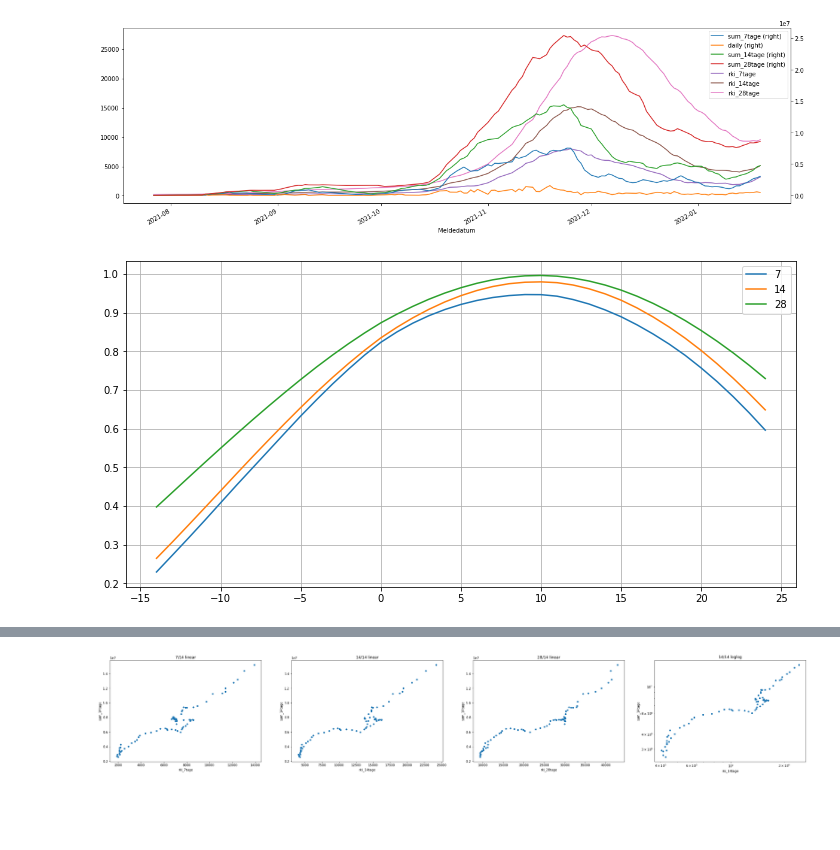
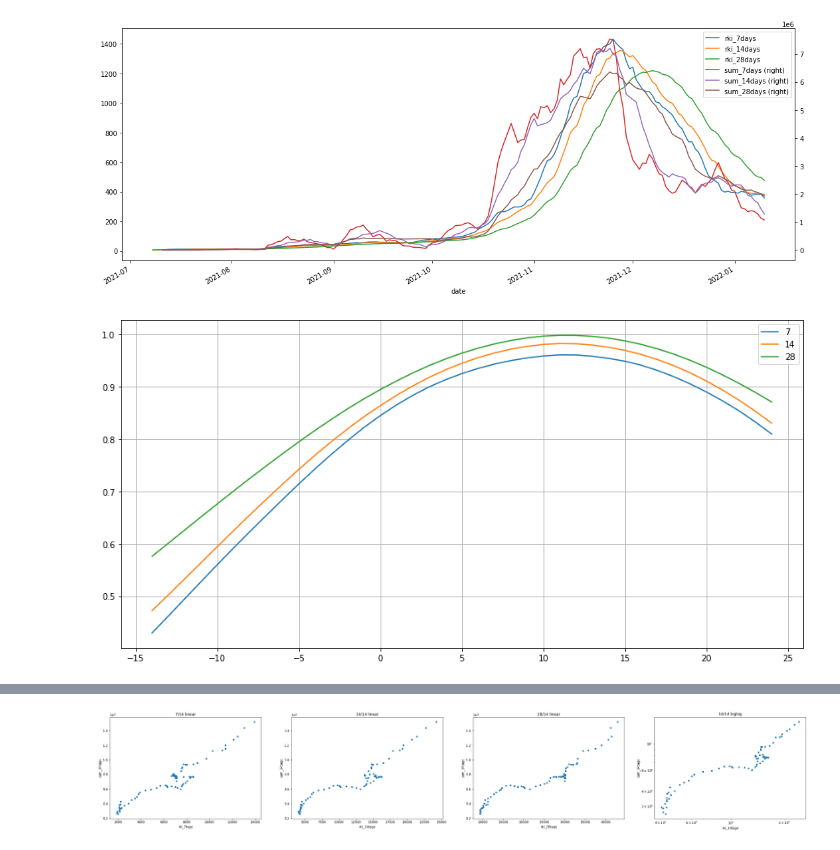
Before and after one commit to MM-Lehmann/Wastewater-modelling-Dresden, a Jupyter notebook: Dresden_Correlation.ipynb, the cells around one changed output, grey strips where cells are left out. Cells and saved outputs as stored; diff of their text form; code cells hidden in the pictures; blank space fills up the shorter version.

```diff
--- a/Dresden_Correlation.ipynb
+++ b/Dresden_Correlation.ipynb
@@ -1,58 +1,73 @@
 # %%
 import pandas as pd
 from matplotlib import pyplot as plt
+import matplotlib as mpl
+mpl.rcParams['figure.figsize'] = [15.0, 6.0]
 
-# df = pd.read_csv("~/user/Downloads/20220207_190256.csv")
-df = pd.read_csv(
-    "~/user/Downloads/20220328_120035.csv", parse_dates=True
-).rename(columns={"Abwasser 7T": "sum_7tage", "Abwasser Täglich": "daily", "__timestamp": "Meldedatum"}).set_index("Meldedatum").loc["2021-02-15":]
-df.index = pd.to_datetime(df.index).strftime("%Y-%m-%d")
-df["sum_14tage"] = df["daily"].rolling(14, min_periods=1).sum()
-df["sum_28tage"] = df["daily"].rolling(28, min_periods=1).sum()
+abw = pd.read_csv(
+    "~/user/Downloads/20220502_142656.csv", parse_dates=True
+).rename(columns={"Abwasser Täglich": "daily", "__timestamp": "date"}).set_index("date").filter(("daily",)).loc["2021-03-15":]
+abw.index = pd.to_datetime(abw.index)
+abw.index = abw.index.strftime("%Y-%m-%d")
+
+# rki
 rki = pd.read_csv("Dresden_RKI_data.csv").set_index("Refdatum")
-df = df.join(rki)
+rki.rename(columns={"rki_7tage": "rki_7days", "rki_14tage": "rki_14days", "rki_28tage": "rki_28days"}, inplace=True)
+
+# join
+df = abw.join(rki)
 df = df.dropna()
 df.index = pd.to_datetime(df.index)
-# df = df[df[]]
-
 # varianten
 var = pd.read_csv("Dresden_Varianten.csv").set_index("DATE_DRAW")
 var = var.filter(("Alpha", "Delta", "Omicron"))
 var.index = pd.to_datetime(var.index)
 var = var.reindex(df.index)
+var = var.interpolate("time", axis=0)
 
 # df = df.loc[var["Alpha"] > 0.5] # Alpha
 df = df.loc[var["Delta"] > 0.5] # Delta
+df["sum_7days"] = df["daily"].rolling(7, min_periods=1, closed="left").mean() * 7
+df["sum_14days"] = df["daily"].rolling(14, min_periods=1, closed="left").mean() * 7
+df["sum_28days"] = df["daily"].rolling(28, min_periods=1, closed="left").mean() * 7
+df.drop(columns=["daily"], inplace=True)
 # df = df.loc[var["Omicron"] > 0.5] # Omicron
 
-df.plot(figsize=(20,6), secondary_y=("sum_7tage", "sum_14tage", "sum_28tage", "daily"))
+df.plot(secondary_y=("sum_7days", "sum_14days", "sum_28days"))
+plt.tight_layout()
 plt.savefig("delta.png")
 plt.show()
 # %% [output]
-[figure, old version]
+[figure, new version]
 # %%
 def get_lag(left, right, method="pearson"):
     rng = range(-14, 25)
-    rs = [df[left].corr(df[right].shift(lag), method=method) for lag in rng]
+    rs = []
+    for lag in rng:
+        right_lagged = df[right].shift(lag)
+        lagged_index = df[left].index.intersection(right_lagged.index)
+        rs.append(df[left].loc[lagged_index].corr(right_lagged.loc[lagged_index], method=method))
+    # rs = [df[left].corr(df[right].shift(lag), method=method) for lag in rng]
     rs = pd.DataFrame(rs, index=rng)
     return rs#.idxmax()[0]
 
 def shift(df):
     df_shifted = df.copy()
     for day in (7, 14, 28):
-        lag = get_lag(f"rki_{day}tage", f"sum_{day}tage")
-        df_shifted[f"rki_{day}tage"] = df_shifted[f"rki_{day}tage"].shift(-lag)
+        lag = get_lag(f"rki_{day}days", f"sum_{day}days")
+        df_shifted[f"rki_{day}days"] = df_shifted[f"rki_{day}days"].shift(-lag)
     df_shifted.dropna(inplace=True)
     return df_shifted
 
-rs = [get_lag(f"rki_{day}tage", f"sum_{day}tage").squeeze() for day in (7, 14, 28)]
+rs = [get_lag(f"rki_{day}days", f"sum_{day}days").squeeze() for day in (7, 14, 28)]
 rs = pd.DataFrame(rs, index=(7, 14, 28)).transpose()
 rs.plot(figsize=(12,6), grid=True)
+plt.tight_layout()
 plt.savefig("shifting.png")
 plt.show()
 # pd.DataFrame((rs.max(), rs.idxmax())).transpose()
 # %% [output]
-[figure, old version]
+[figure, new version]
 # %%
 df_shifted = df.copy()
 for l, v in rs.idxmax().to_dict().items():
```
Also changed, not shown: parts of 1 cell of this notebook, 5 other files.
